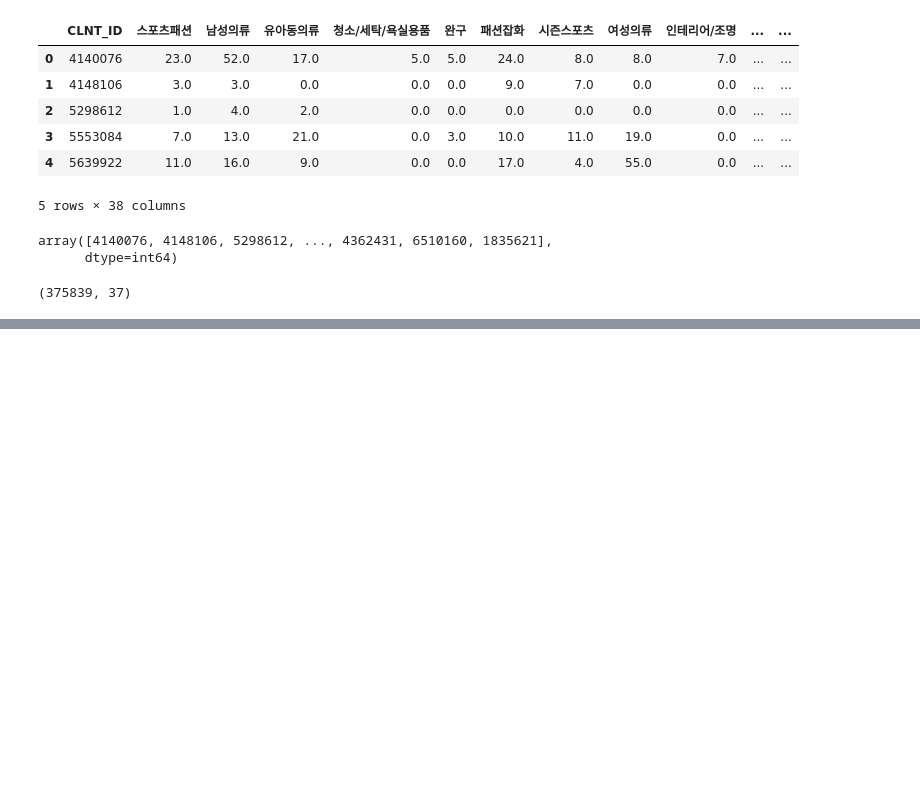
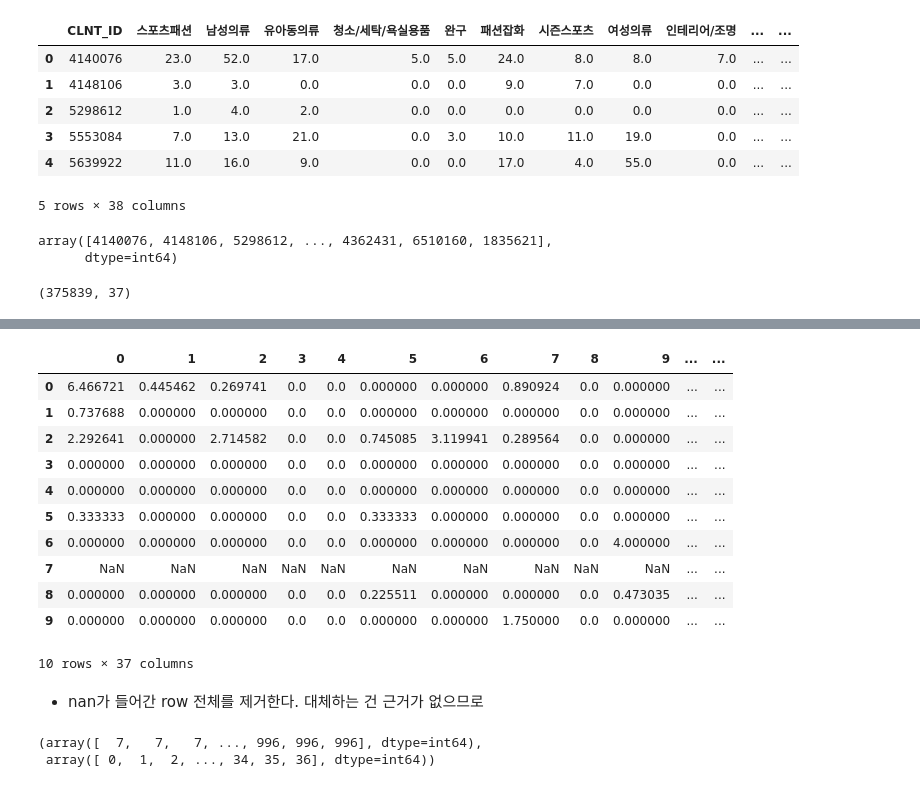
Before and after one commit to hyeon95y/Trend_Predicting, a Jupyter notebook: Developing Online Preference 2.ipynb, the cells around one changed output, grey strips where cells are left out. Drawn from its saved outputs; the diff is of its cells as text; code cells hidden in the pictures; blank space fills up the shorter version.

```diff
--- a/Developing Online Preference 2.ipynb
+++ b/Developing Online Preference 2.ipynb
@@ -202,0 +335,2 @@ NameError: name 'dist_out' is not defined
+# %%
+neigh.fit(temp_train_mat)
@@ -202,0 +341,3 @@ NameError: name 'dist_out' is not defined
+# %%
+#각 사용자별로 가장 유사한 5명의 사용자 찾고 유사도 계산
+top_k_distances, top_k_users = neigh.kneighbors(temp_train_mat, return_distance = True)
@@ -202,0 +356,6 @@ NameError: name 'dist_out' is not defined
+# %%
+#훈련 데이터의 알려지지 않은 구매 예측
+user_pred_k = np.zeros(temp_train_mat.shape)
+# %%
+for i in range(temp_train.shape[0]):
+    user_pred_k[i,:] = top_k_distances[i].T.dot(temp_train_mat[top_k_users][i]) / np.array([np.abs(top_k_distances[i].T).sum(axis = 0)]).T
@@ -202,0 +382,27 @@ NameError: name 'dist_out' is not defined
+# %%
+#nan값 있어서 mse계산할 수 없음.
+#왜 nan값이 나올까,,
+online_pref = pd.DataFrame(user_pred_k)
+online_pref[0:10]
+# %% [output]
+|  | 0 | 1 | 2 | 3 | 4 | 5 | 6 | 7 | 8 | 9 | ... | ... |
+| 0 | 6.466721 | 0.445462 | 0.269741 | 0.0 | 0.0 | 0.000000 | 0.000000 | 0.890924 | 0.0 | 0.000000 | ... | ... |
+| 1 | 0.737688 | 0.000000 | 0.000000 | 0.0 | 0.0 | 0.000000 | 0.000000 | 0.000000 | 0.0 | 0.000000 | ... | ... |
+| 2 | 2.292641 | 0.000000 | 2.714582 | 0.0 | 0.0 | 0.745085 | 3.119941 | 0.289564 | 0.0 | 0.000000 | ... | ... |
+| 3 | 0.000000 | 0.000000 | 0.000000 | 0.0 | 0.0 | 0.000000 | 0.000000 | 0.000000 | 0.0 | 0.000000 | ... | ... |
+| 4 | 0.000000 | 0.000000 | 0.000000 | 0.0 | 0.0 | 0.000000 | 0.000000 | 0.000000 | 0.0 | 0.000000 | ... | ... |
+| 5 | 0.333333 | 0.000000 | 0.000000 | 0.0 | 0.0 | 0.333333 | 0.000000 | 0.000000 | 0.0 | 0.000000 | ... | ... |
+| 6 | 0.000000 | 0.000000 | 0.000000 | 0.0 | 0.0 | 0.000000 | 0.000000 | 0.000000 | 0.0 | 4.000000 | ... | ... |
+| 7 | NaN | NaN | NaN | NaN | NaN | NaN | NaN | NaN | NaN | NaN | ... | ... |
+| 8 | 0.000000 | 0.000000 | 0.000000 | 0.0 | 0.0 | 0.225511 | 0.000000 | 0.000000 | 0.0 | 0.473035 | ... | ... |
+| 9 | 0.000000 | 0.000000 | 0.000000 | 0.0 | 0.0 | 0.000000 | 0.000000 | 1.750000 | 0.0 | 0.000000 | ... | ... |
+10 rows × 37 columns
+# %% [markdown]
+- nan가 들어간 row 전체를 제거한다. 대체하는 건 근거가 없으므로
+# %%
+#nan가 들어간 element의 row의 인덱스 반환
+na_element_index = np.where(np.isnan(online_pref))
+na_element_index
+# %% [output]
+(array([  7,   7,   7, ..., 996, 996, 996], dtype=int64),
+ array([ 0,  1,  2, ..., 34, 35, 36], dtype=int64))
```
Also changed, not shown: parts of 71 cells of this notebook.
